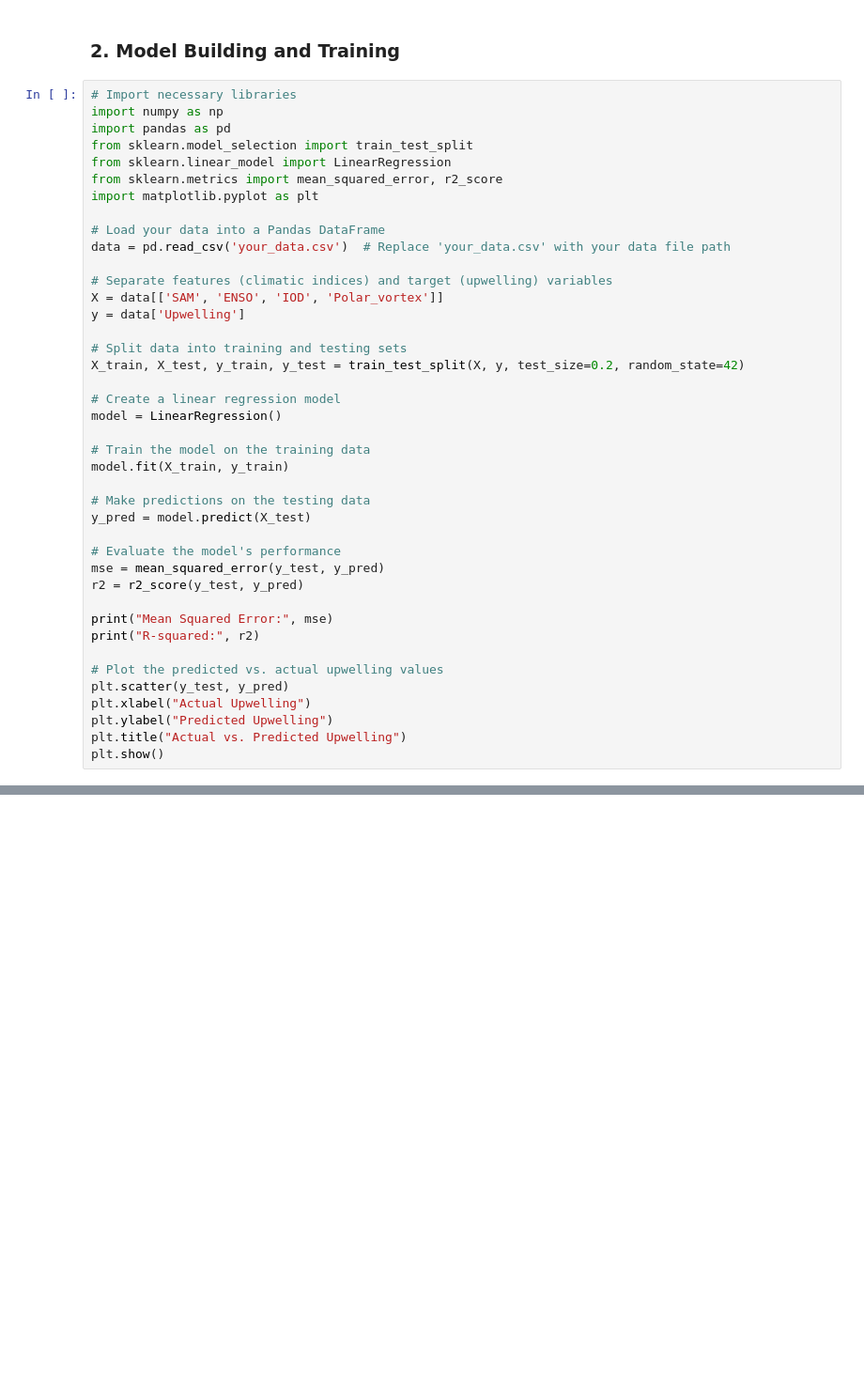
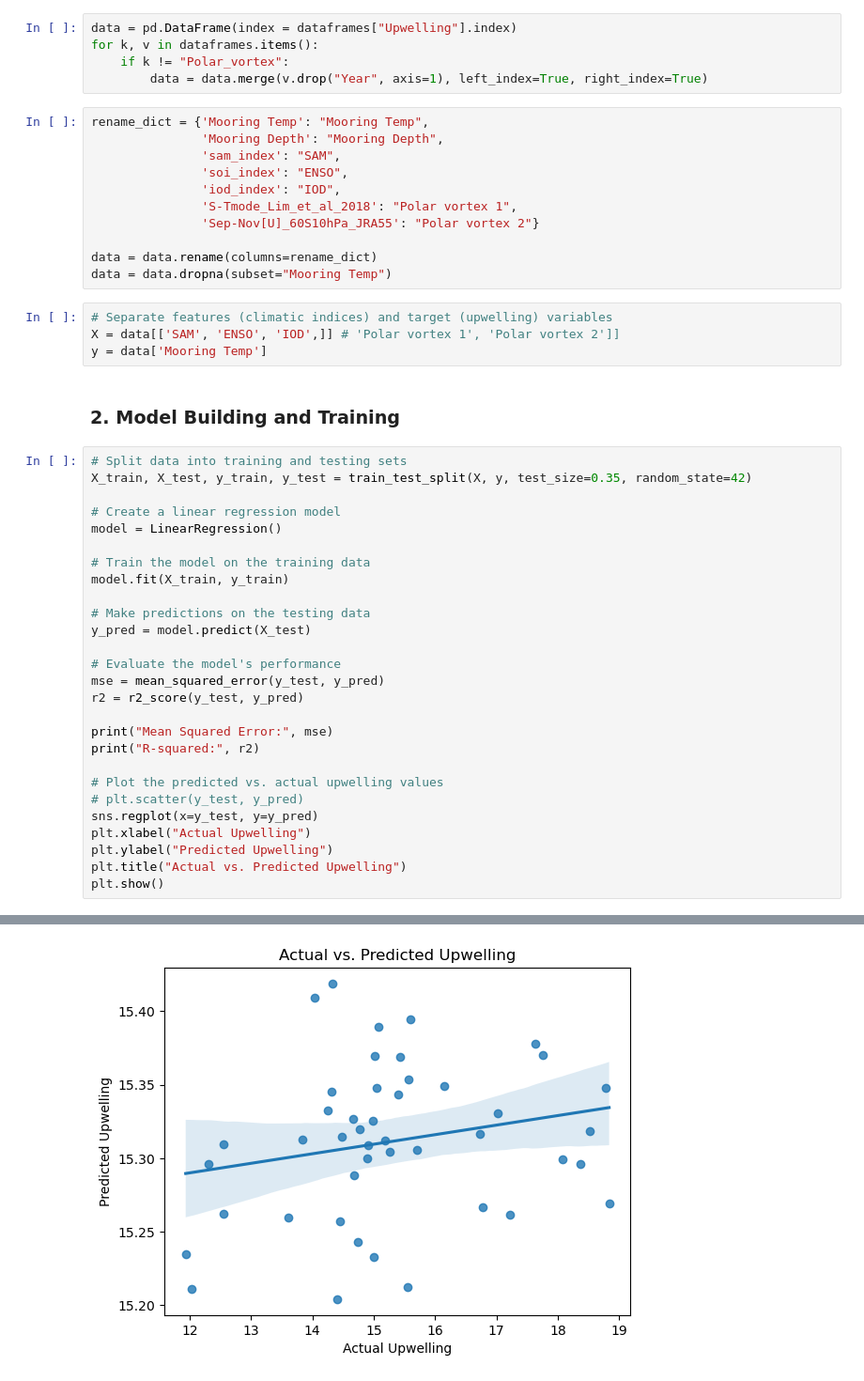
Before and after one commit to oceanhackweek/ohw23_proj_SAupwelling, a Jupyter notebook: Notebooks/modelling.ipynb, the cells around one changed output, grey strips where cells are left out. Shown at 94% size. Saved outputs shown, nothing was run; the diff lists cells and outputs as text; blank space fills up the shorter version.

Commit message:
Update modelling notebook

```diff
--- a/Notebooks/modelling.ipynb
+++ b/Notebooks/modelling.ipynb
@@ -48,23 +91,28 @@ Step 10: other models.
+# %%
+data = pd.DataFrame(index = dataframes["Upwelling"].index)
+for k, v in dataframes.items():
+    if k != "Polar_vortex":
+        data = data.merge(v.drop("Year", axis=1), left_index=True, right_index=True)
+# %%
+rename_dict = {'Mooring Temp': "Mooring Temp",
+               'Mooring Depth': "Mooring Depth",
+               'sam_index': "SAM",
+               'soi_index': "ENSO",
+               'iod_index': "IOD",
+               'S-Tmode_Lim_et_al_2018': "Polar vortex 1",
+               'Sep-Nov[U]_60S10hPa_JRA55': "Polar vortex 2"}
+
+data = data.rename(columns=rename_dict)
+data = data.dropna(subset="Mooring Temp")
+# %%
+# Separate features (climatic indices) and target (upwelling) variables
+X = data[['SAM', 'ENSO', 'IOD',]] # 'Polar vortex 1', 'Polar vortex 2']]
+y = data['Mooring Temp']
 # %% [markdown]
 ### 2. Model Building and Training
 # %%
-# Import necessary libraries
-import numpy as np
-import pandas as pd
-from sklearn.model_selection import train_test_split
-from sklearn.linear_model import LinearRegression
-from sklearn.metrics import mean_squared_error, r2_score
-import matplotlib.pyplot as plt
-
-# Load your data into a Pandas DataFrame
-data = pd.read_csv('your_data.csv')  # Replace 'your_data.csv' with your data file path
-
-# Separate features (climatic indices) and target (upwelling) variables
-X = data[['SAM', 'ENSO', 'IOD', 'Polar_vortex']]
-y = data['Upwelling']
-
 # Split data into training and testing sets
-X_train, X_test, y_train, y_test = train_test_split(X, y, test_size=0.2, random_state=42)
+X_train, X_test, y_train, y_test = train_test_split(X, y, test_size=0.35, random_state=42)
 
 # Create a linear regression model
 model = LinearRegression()
@@ -83,8 +131,10 @@ print("Mean Squared Error:", mse)
 print("R-squared:", r2)
 
 # Plot the predicted vs. actual upwelling values
-plt.scatter(y_test, y_pred)
+# plt.scatter(y_test, y_pred)
+sns.regplot(x=y_test, y=y_pred)
 plt.xlabel("Actual Upwelling")
 plt.ylabel("Predicted Upwelling")
 plt.title("Actual vs. Predicted Upwelling")
 plt.show()
+# %% [output]
@@ -90,0 +143 @@ plt.show()
+[figure, added]
```
Also changed, not shown: parts of 7 cells of this notebook.
